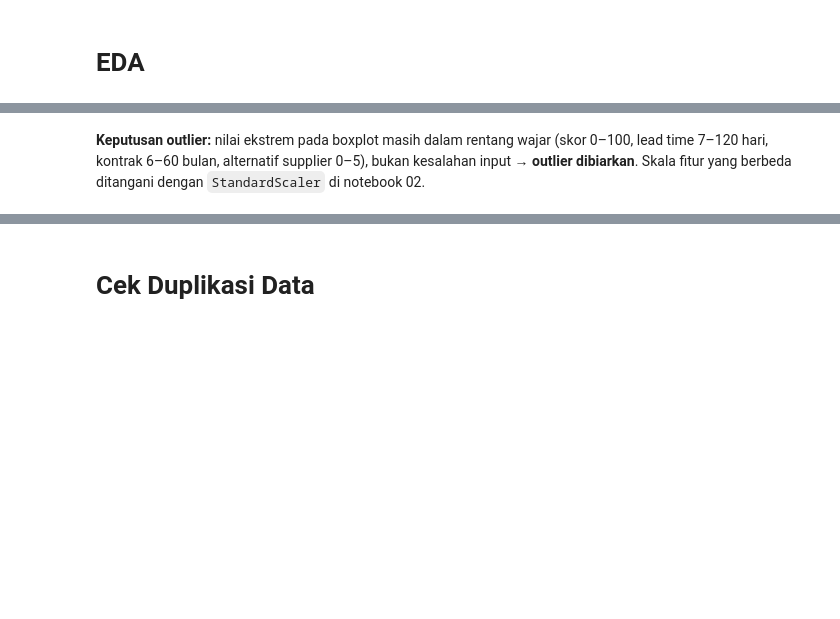
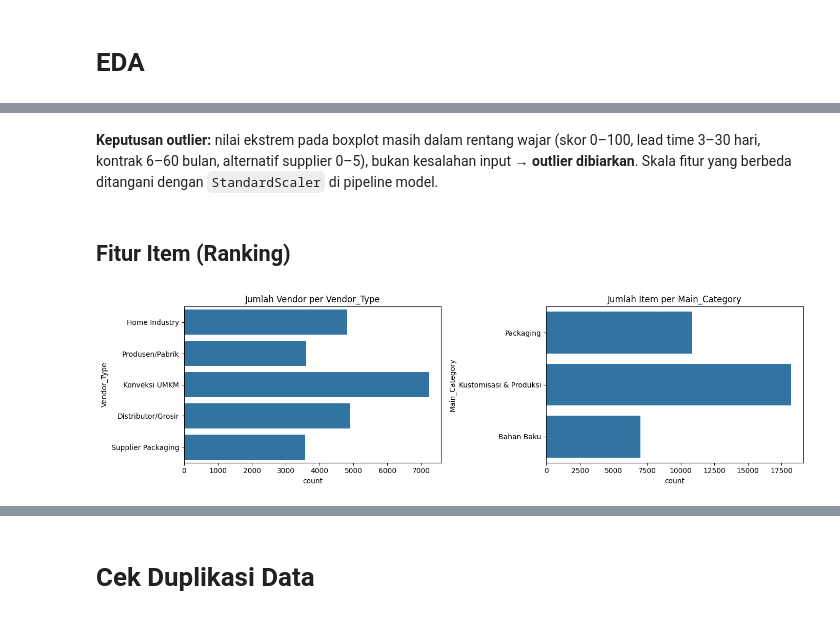
Before and after one commit to vihaikel/Capstone-Project---VendAI, a Jupyter notebook: notebooks/01_eda_data_quality.ipynb, the cells around one changed output, grey strips where cells are left out. Cells and saved outputs as stored; diff of their text form; code cells hidden in the pictures; blank space fills up the shorter version.

```diff
--- a/notebooks/01_eda_data_quality.ipynb
+++ b/notebooks/01_eda_data_quality.ipynb
@@ -73,2 +95,16 @@ for feature in df.columns[1:-1]:
 # %% [markdown]
-**Keputusan outlier:** nilai ekstrem pada boxplot masih dalam rentang wajar (skor 0–100, lead time 7–120 hari, kontrak 6–60 bulan, alternatif supplier 0–5), bukan kesalahan input → **outlier dibiarkan**. Skala fitur yang berbeda ditangani dengan `StandardScaler` di notebook 02.
+**Keputusan outlier:** nilai ekstrem pada boxplot masih dalam rentang wajar (skor 0–100, lead time 3–30 hari, kontrak 6–60 bulan, alternatif supplier 0–5), bukan kesalahan input → **outlier dibiarkan**. Skala fitur yang berbeda ditangani dengan `StandardScaler` di pipeline model.
+# %% [markdown]
+## Fitur Item (Ranking)
+# %%
+items = df.drop_duplicates(['Supplier_ID', 'Sub_Category'])
+
+fig, axes = plt.subplots(1, 2, figsize=(14, 4))
+sns.countplot(y=items.drop_duplicates('Supplier_ID')['Vendor_Type'], ax=axes[0])
+axes[0].set_title('Jumlah Vendor per Vendor_Type')
+sns.countplot(y=items['Main_Category'], ax=axes[1])
+axes[1].set_title('Jumlah Item per Main_Category')
+plt.tight_layout()
+plt.show()
+# %% [output]
+[figure, added]
```
Also changed, not shown: parts of 21 cells of this notebook, 7 other files.
